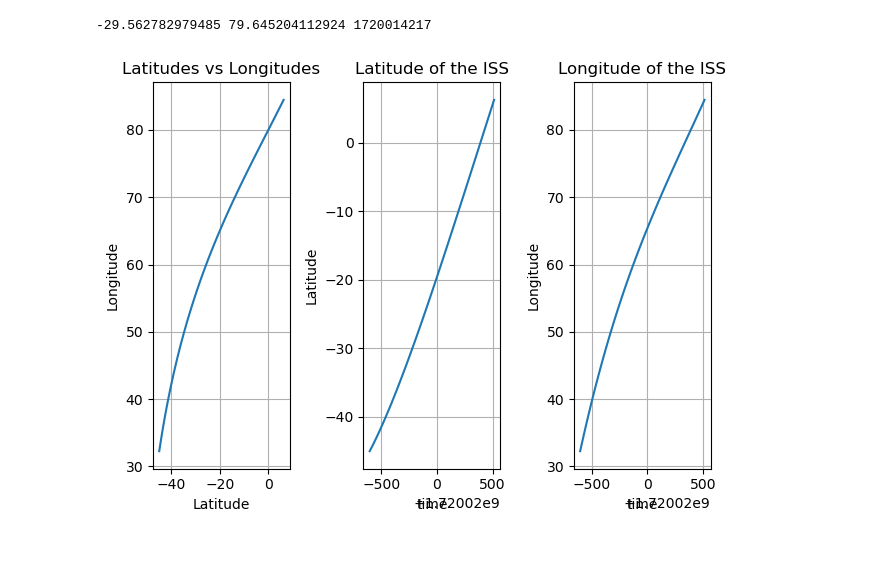
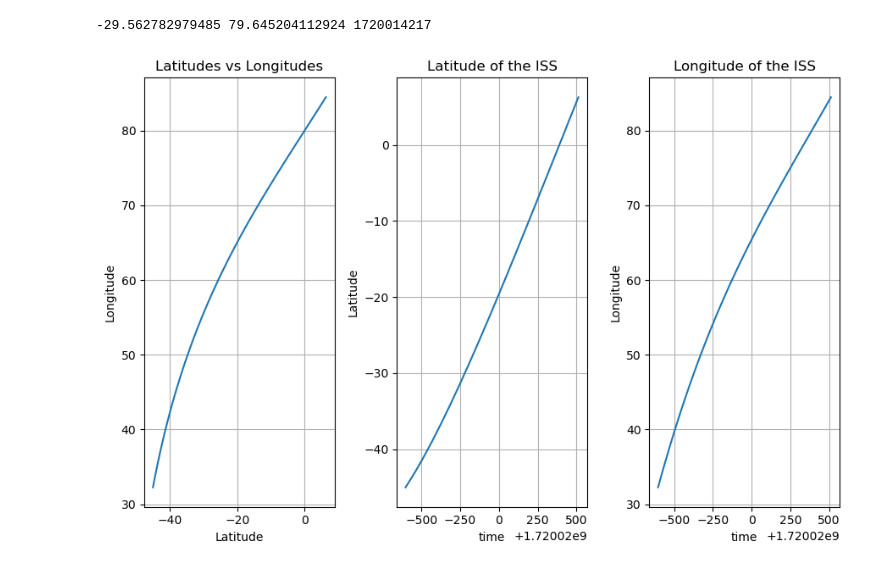
Before and after one commit to LouiseAdaReyes/ProblemSets, a Jupyter notebook: iss.ipynb, the cells around one changed output. Drawn from its saved outputs; the diff is of its cells as text; code cells hidden in the pictures.

```diff
--- a/iss.ipynb
+++ b/iss.ipynb
@@ -44,27 +44,28 @@ for i in range(100):
     time.sleep(10)
 # %%
 fig, axs=plt.subplots(1,3)
+
 
 axs[0].plot(latitudes, longitudes)
 axs[0].set_title("Latitudes vs Longitudes")
 axs[0].set_xlabel("Latitude")
 axs[0].set_ylabel("Longitude")
 axs[0].grid(True)
 
 axs[1].plot(timestamps,latitudes)
 axs[1].set_title("Latitude of the ISS")
 axs[1].set_xlabel("time")
 axs[1].set_ylabel("Latitude")
 axs[1].grid(True)
 
 axs[2].plot(timestamps,longitudes)
 axs[2].set_title("Longitude of the ISS")
 axs[2].set_xlabel("time")
 axs[2].set_ylabel("Longitude")
 axs[2].grid(True)
 
-
+plt.rcParams['figure.figsize'] = (9, 6)
 plt.tight_layout()
 plt.show()
 # %% [output]
-[figure, old version]
+[figure, new version]
```
Also changed, not shown: 1 other file.
